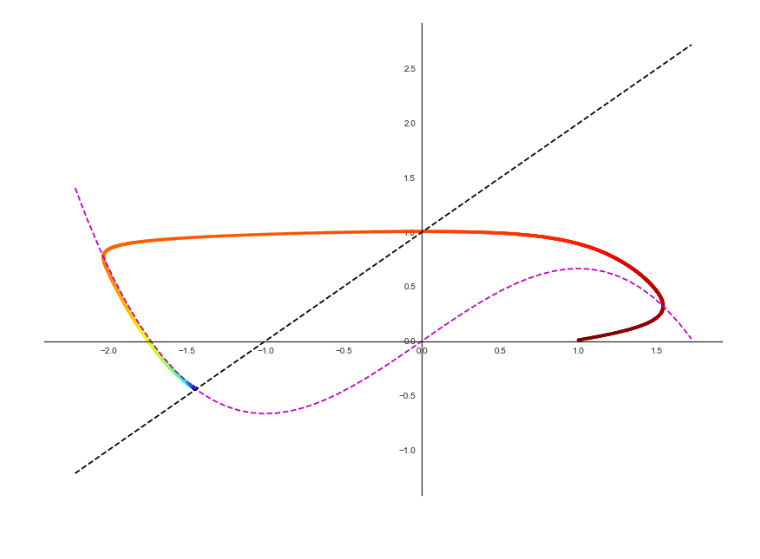
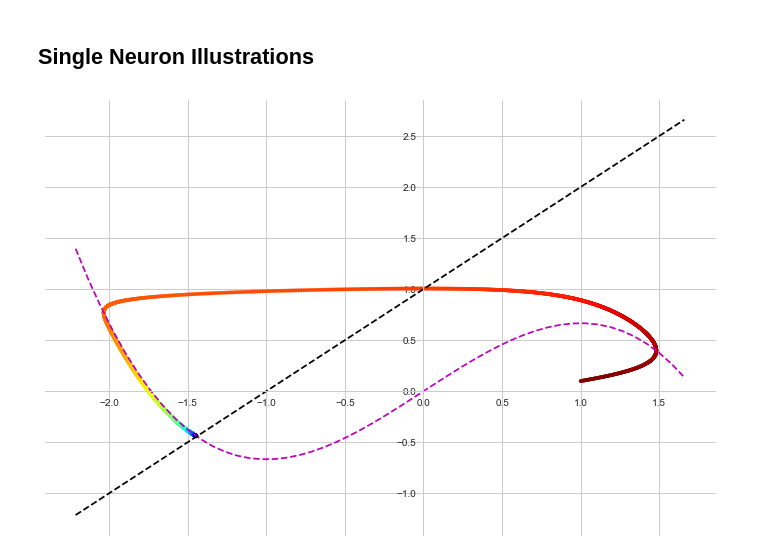
Before and after one commit to eigenfoo-archives/fitzhugh-nagumo, a Jupyter notebook: fitzhugh-nagumo.ipynb, the cells around one changed output. Saved outputs shown, nothing was run; the diff lists cells and outputs as text; code cells hidden in the pictures; blank space fills up the shorter version.

```diff
--- a/fitzhugh-nagumo.ipynb
+++ b/fitzhugh-nagumo.ipynb
@@ -11,10 +23,8 @@ $$ f(V) = V - \frac{1}{3}V^3, \quad \epsilon = \frac{1}{\tau} $$
 # %%
-# Imports
-
 import numpy as np
 import numbers
 import matplotlib.pyplot as plt
 import matplotlib.cm as cm
 import seaborn as sns
-sns.set(style='white')
+sns.set(style='whitegrid')
 # %%
@@ -27,9 +37,9 @@ def g1(V, W, I):
 def g2(V, W, tau, a, b):
     return (1/tau)*(V - a*W + b)
 # %%
-def runge_kutta_4(V0, W0, h, N, tau, a_arr, b_arr, I_arr):
+def rk4_xmtr(V0, W0, h, N, tau, a_arr, b_arr, I_arr):
     '''
-    Runge-Kutta solver
+    Runge-Kutta solver for transmitting neuron
 
     Parameters
     ----------
@@ -38,6 +48,8 @@ def runge_kutta_4(V0, W0, h, N, tau, a_arr, b_arr, I_arr):
     N = number of steps to simulate for
     tau = time scale constant
     a, b, I = parameters of FHN
+
+    I_arr = impulse current in transmitting neuron
     '''
 
     V_arr = np.zeros(N, dtype=np.float128)
@@ -63,5 +112,5 @@ def runge_kutta_4(V0, W0, h, N, tau, a_arr, b_arr, I_arr):
 # %%
-def fhn(V0, W0, h, N, tau=None, a=None, b=None, I=None):
+def single_fhn(V0, W0, h, N, tau=None, a=None, b=None, I=None, ax=None):
     '''
     Plots a phase portrait of the FitzHugh-Nagumo neuron
 
@@ -94,10 +143,10 @@ def fhn(V0, W0, h, N, tau=None, a=None, b=None, I=None):
         I_arr = np.repeat(I, N)
     else:
         I_arr = I
+    if ax is None:
+        ax = plt.gca()
 
-    fig, ax = plt.subplots(figsize=[14, 10])
-
-    V_arr, W_arr = runge_kutta_4(V0, W0, h, N, tau, a_arr, b_arr, I_arr)
+    V_arr, W_arr = rk4_xmtr(V0, W0, h, N, tau, a_arr, b_arr, I_arr)
 
     # Plot phase trajectory
     ax.scatter(V_arr, W_arr,
@@ -126,8 +175,5 @@ def fhn(V0, W0, h, N, tau=None, a=None, b=None, I=None):
     ax.spines['left'].set_position('zero')
     ax.spines['bottom'].set_position('zero')
     sns.despine()
-    plt.show()
+
+    return V_arr, W_arr, ax
-# %%
-fhn(1, 0.01, 0.01, 5000)
-# %% [output]
-[figure, removed]
@@ -133,0 +260,9 @@ fhn(1, 0.01, 0.01, 5000)
+# %% [markdown]
+## Single Neuron Illustrations
+# %%
+# Single neuron, parameters from squid giant axon
+fig, ax = plt.subplots(figsize=[12, 8])
+single_fhn(1, 0.1, 0.01, 5000, ax=ax)
+plt.show()
+# %% [output]
+[figure, added]
```
Also changed, not shown: parts of 10 cells of this notebook.
